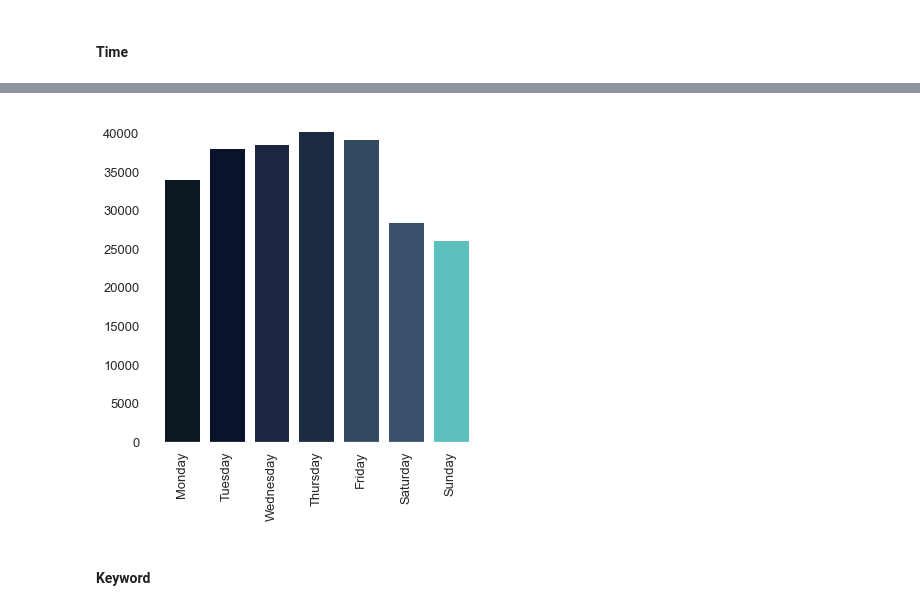
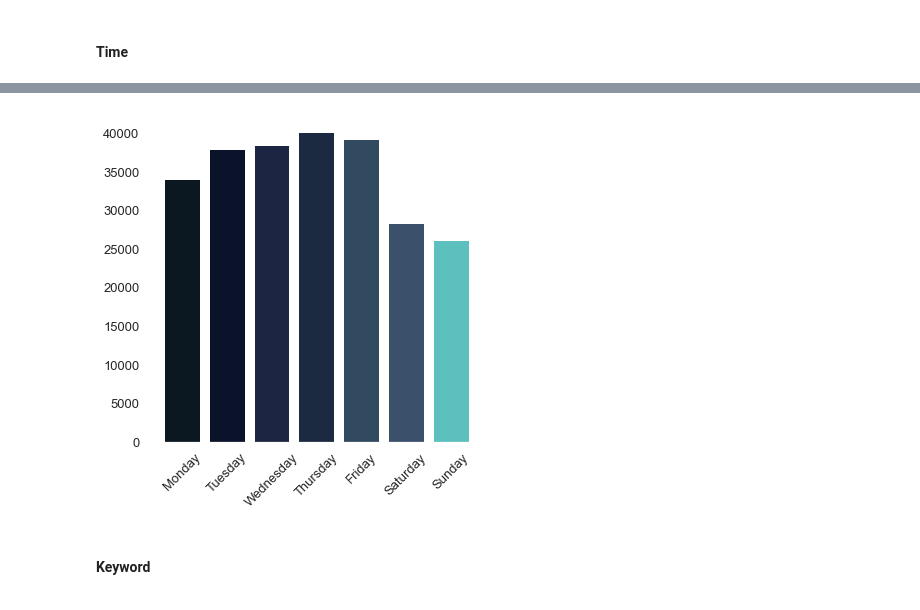
Before and after one commit to GDLPLearning/Sentiment-Analysis-for-the-MDP, a Jupyter notebook: notebooks/Exploratory/3.1-exploring-data-2019-2022.ipynb, the cells around one changed output, grey strips where cells are left out. Drawn from its saved outputs; the diff is of its cells as text; code cells hidden in the pictures.

```diff
--- a/notebooks/Exploratory/3.1-exploring-data-2019-2022.ipynb
+++ b/notebooks/Exploratory/3.1-exploring-data-2019-2022.ipynb
@@ -610,30 +690,30 @@ plt.show()
 # %%
 #5BC0BE
 #6FFFE9
 #CCC9DC
 #0C1821
 #1B2A41
 #1C2541
 list_color=['#0C1821','#0B132B','#1C2541','#1B2A41','#324A5F','#3A506B','#5BC0BE','#CCC9DC','#6FFFE9']
 list_week=['Monday','Tuesday','Wednesday','Thursday','Friday','Saturday','Sunday']
 data_tweet_day_of_week['day_of_week']=list_week
 fig, ax = plt.subplots(figsize = (6,6))
 plt.bar(data_tweet_day_of_week.day_of_week, data_tweet_day_of_week.frequency,color=list_color) # plots the number of tweets with each day of the week
 # Later in the code
 ax.grid(False)
 ax.set_facecolor('xkcd:white')
 
 # setting label of y-axis
 #plt.ylabel("Location")
 ax.tick_params(labelsize=13)
 
 # setting label of x-axis
 #plt.ylabel("frequency",size=14)
-plt.xticks(rotation=90)
+plt.xticks(rotation=45)
 #plt.title("")
 plt.show()
 # %% [output]
-[figure, old version]
+[figure, new version]
 # %% [markdown]
 #### Keyword
 # %%
```
Also changed, not shown: parts of 12 cells of this notebook, 7 other files.
